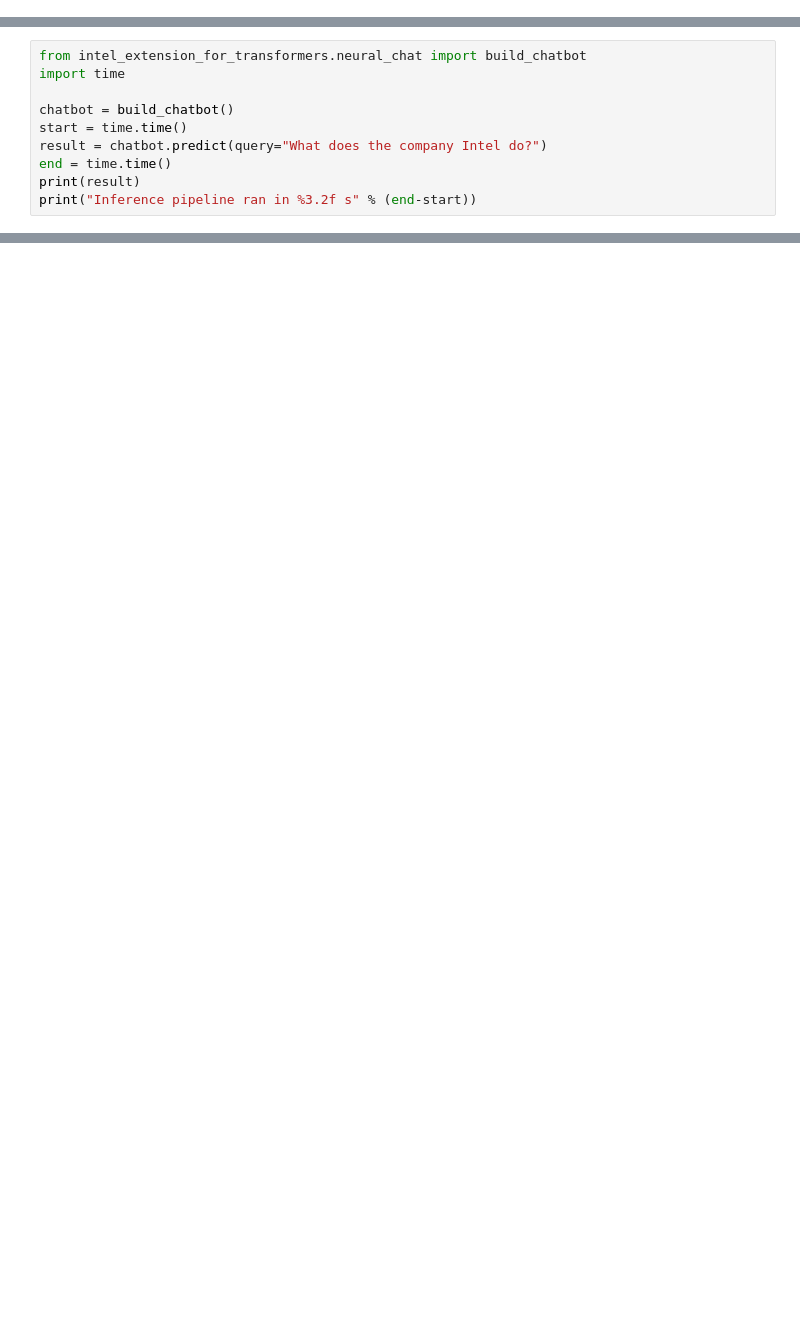
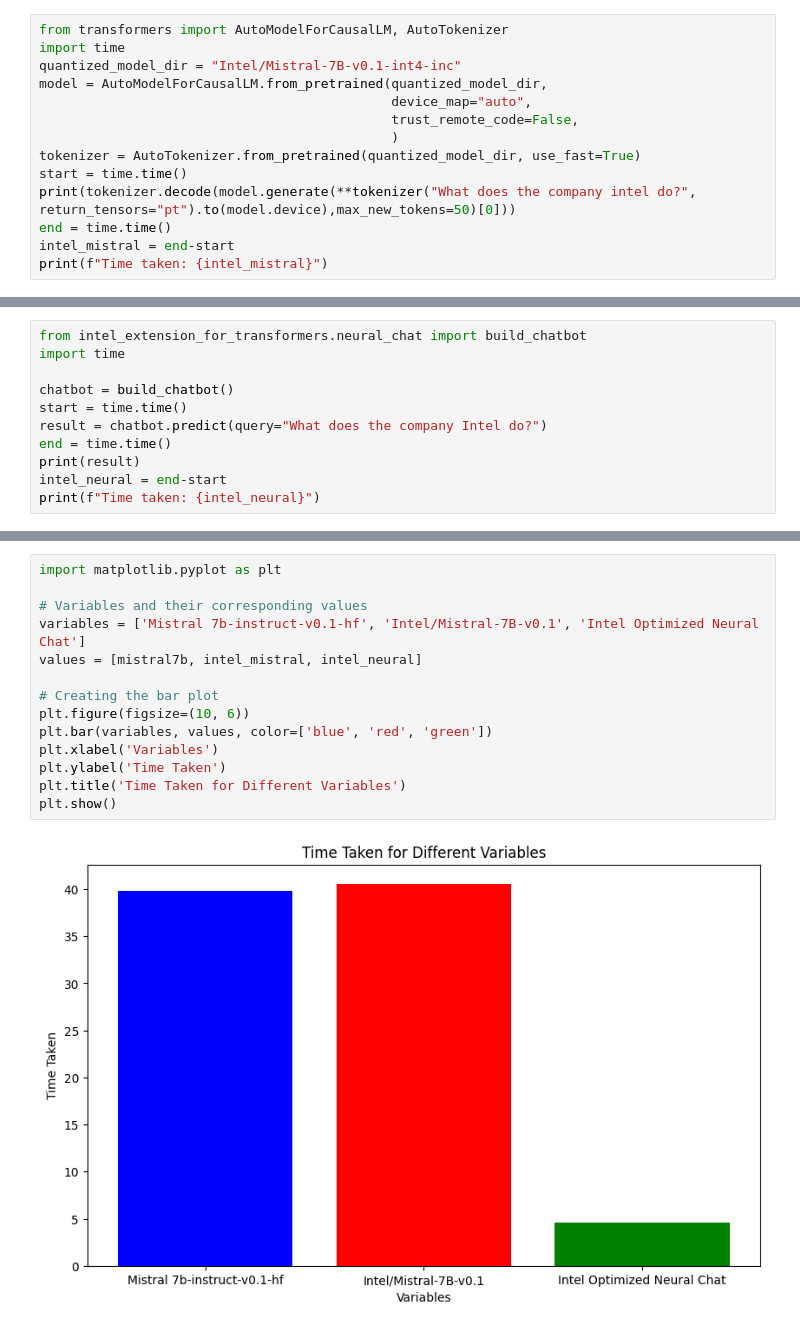
Before and after one commit to PushpenderIndia/StoryScape, a Jupyter notebook: ComicDialogueGenerator/Intel_Chatbot_Comparison.ipynb, the cells around one changed output, grey strips where cells are left out. Cells and saved outputs as stored; diff of their text form; blank space fills up the shorter version.

```diff
--- a/ComicDialogueGenerator/Intel_Chatbot_Comparison.ipynb
+++ b/ComicDialogueGenerator/Intel_Chatbot_Comparison.ipynb
@@ -2,0 +74,14 @@
+# %%
+from transformers import AutoModelForCausalLM, AutoTokenizer
+import time
+quantized_model_dir = "Intel/Mistral-7B-v0.1-int4-inc"
+model = AutoModelForCausalLM.from_pretrained(quantized_model_dir,
+                                             device_map="auto",
+                                             trust_remote_code=False,
+                                             )
+tokenizer = AutoTokenizer.from_pretrained(quantized_model_dir, use_fast=True)
+start = time.time()
+print(tokenizer.decode(model.generate(**tokenizer("What does the company intel do?", return_tensors="pt").to(model.device),max_new_tokens=50)[0]))
+end = time.time()
+intel_mistral = end-start
+print(f"Time taken: {intel_mistral}")
@@ -49,6 +112,7 @@ start = time.time()
 result = chatbot.predict(query="What does the company Intel do?")
 end = time.time()
 print(result)
-print("Inference pipeline ran in %3.2f s" % (end-start))
+intel_neural = end-start
+print(f"Time taken: {intel_neural}")
 # %% [output]
 Loading model Intel/neural-chat-7b-v3-1
@@ -88,0 +123,16 @@ OutOfMemoryError: CUDA out of memory. Tried to allocate 16.00 MiB. GPU 0 has a t
+# %%
+import matplotlib.pyplot as plt
+
+# Variables and their corresponding values
+variables = ['Mistral 7b-instruct-v0.1-hf', 'Intel/Mistral-7B-v0.1', 'Intel Optimized Neural Chat']
+values = [mistral7b, intel_mistral, intel_neural]
+
+# Creating the bar plot
+plt.figure(figsize=(10, 6))
+plt.bar(variables, values, color=['blue', 'red', 'green'])
+plt.xlabel('Variables')
+plt.ylabel('Time Taken')
+plt.title('Time Taken for Different Variables')
+plt.show()
+# %% [output]
+[figure, added]
```
Also changed, not shown: parts of 14 cells of this notebook.
